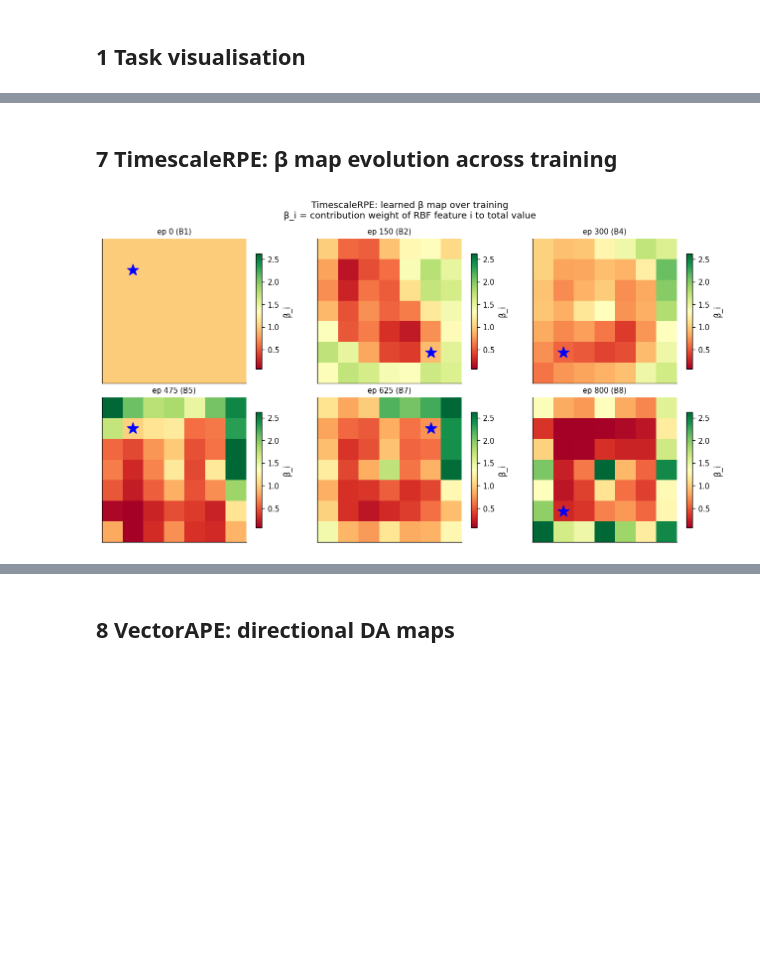
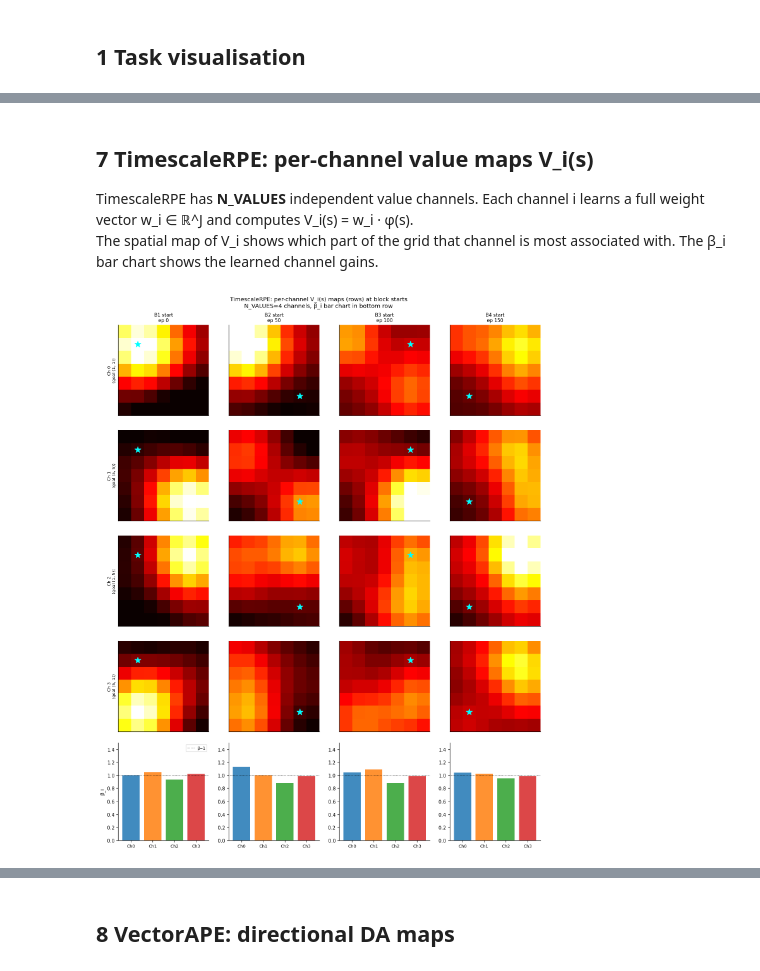
Before and after one commit to eggriel/timescale-specific-RPE, a Jupyter notebook: Figure_Gridworld.ipynb, the cells around one changed output, grey strips where cells are left out. Saved outputs shown, nothing was run; the diff lists cells and outputs as text; code cells hidden in the pictures; blank space fills up the shorter version.

```diff
--- a/Figure_Gridworld.ipynb
+++ b/Figure_Gridworld.ipynb
@@ -140,14 +102,10 @@ plt.show()
 # %%
-fig, ax = plt.subplots(figsize=(10, 4))
+fig,ax=plt.subplots(figsize=(10,4))
 for name in MODEL_NAMES:
-    loss = arr(f'{name}__td_loss')
-    ax.plot(smooth(loss), color=COLORS[name], label=name, lw=1.8)
-for be in block_eps[1:]:
-    ax.axvline(be, color='gray', lw=0.8, ls='--', alpha=0.6)
-ax.set_xlabel('Episode'); ax.set_ylabel('Mean |δ| per episode (smoothed)')
-ax.set_title('TD loss (mean absolute prediction error) over training')
+    ax.plot(smooth(np.asarray(arr(f'{name}__td_loss')).ravel()),color=COLORS[name],label=name,lw=1.8)
+for be in block_eps[1:]: ax.axvline(be,color='gray',lw=0.8,ls='--',alpha=0.5)
+ax.set_xlabel('Episode'); ax.set_ylabel('Mean |δ| (smoothed)')
+ax.set_title('TD loss — rises as value propagates outward, falls at convergence')
 ax.legend(fontsize=9)
-plt.tight_layout()
-plt.savefig('./data/gridworld/fig3_td_loss.pdf', bbox_inches='tight')
-plt.show()
+plt.tight_layout(); plt.savefig('./data/gridworld/fig3_td_loss.pdf',bbox_inches='tight'); plt.show()
 # %% [output]
@@ -256,33 +178,46 @@ plt.show()
 # %% [markdown]
-## 7  TimescaleRPE: β map evolution across training
+## 7  TimescaleRPE: per-channel value maps  V_i(s)
+
+TimescaleRPE has **N_VALUES** independent value channels.  Each channel i learns
+a full weight vector  w_i ∈ ℝ^J  and computes  V_i(s) = w_i · φ(s).
+The spatial map of  V_i  shows which part of the grid that channel is most
+associated with.  The β_i bar chart shows the learned channel gains.
 # %%
-beta_maps = arr('TimescaleRPE__beta_maps')  # (N_ckpts, H, W)
+chan_vmaps=arr('TimescaleRPE__chan_val_maps')  # (N_ckpts, N_VALUES, H, W)
+beta_hist =arr('TimescaleRPE__beta_history')   # (N_ckpts, N_VALUES)
+goal_labels=[f'Goal {g}' for g in unique_goals]
 
-# 6 checkpoints spanning full training
-idx6 = np.linspace(0, len(checkpoints)-1, 6, dtype=int)
+# Show 4 checkpoints: start of each of the first 4 blocks
+ckpt_per_blk=[ckpts_in_block(b)[0] for b in range(min(4,N_BLOCKS))]
 
-fig, axes = plt.subplots(2, 3, figsize=(11, 6))
-fig.suptitle('TimescaleRPE: learned β map over training\n'
-             'β_i = contribution weight of RBF feature i to total value', fontsize=11)
-axes = axes.ravel()
+fig,axes=plt.subplots(N_VALUES+1, len(ckpt_per_blk), figsize=(3*len(ckpt_per_blk), 3*(N_VALUES+1)))
+fig.suptitle(f'TimescaleRPE: per-channel V_i(s) maps (rows) at block starts\n'
+             f'N_VALUES={N_VALUES} channels, β_i bar chart in bottom row',fontsize=11)
 
-bmax = np.percentile(beta_maps, 98)
-bmin = np.percentile(beta_maps, 2)
-
-for ax_i, ci in enumerate(idx6):
-    ax  = axes[ax_i]
-    blk = np.searchsorted(block_eps, checkpoints[ci], side='right') - 1
-    blk = max(0, min(N_BLOCKS-1, blk))
-    gr, gc = block_goals[blk]
-    im  = ax.imshow(beta_maps[ci], cmap='RdYlGn', origin='upper',
-                    vmin=bmin, vmax=bmax)
-    ax.scatter([gc], [gr], marker='*', s=200, c='blue', zorder=5)
-    ax.set_title(f'ep {checkpoints[ci]} (B{blk+1})', fontsize=9)
-    ax.set_xticks([]); ax.set_yticks([])
-    plt.colorbar(im, ax=ax, shrink=0.8, label='β_i')
+for col,ci in enumerate(ckpt_per_blk):
+    blk=col; gr,gc=block_goals[blk]
+    vmax=np.percentile(chan_vmaps[ci],98)
+    # Per-channel value maps
+    for ch in range(N_VALUES):
+        ax=axes[ch,col]
+        im=ax.imshow(chan_vmaps[ci,ch],cmap='hot',origin='upper',vmin=0,vmax=vmax)
+        ax.scatter([gc],[gr],marker='*',s=150,c='cyan',zorder=5)
+        ax.set_xticks([]); ax.set_yticks([])
+        if col==0: ax.set_ylabel(f'Ch {ch}\n(goal {unique_goals[ch]})',fontsize=8)
+        if ch==0: ax.set_title(f'B{blk+1} start\nep {checkpoints[ci]}',fontsize=9)
+    # β bar chart
+    ax=axes[N_VALUES,col]
+    bvals=beta_hist[ci]
+    ax.bar(range(N_VALUES),bvals,color=[f'C{c}' for c in range(N_VALUES)],alpha=0.85)
+    ax.axhline(1.0,color='k',lw=0.8,ls=':',label='β=1')
+    ax.set_xticks(range(N_VALUES))
+    ax.set_xticklabels([f'Ch{c}' for c in range(N_VALUES)],fontsize=8)
+    ax.set_ylim(0,max(bvals.max()*1.2,1.5))
+    if col==0: ax.set_ylabel('β_i',fontsize=9)
+    if col==0: ax.legend(fontsize=7)
 
 plt.tight_layout()
-plt.savefig('./data/gridworld/fig7_beta_maps.pdf', bbox_inches='tight')
+plt.savefig('./data/gridworld/fig7_timescale_channels.pdf',bbox_inches='tight')
 plt.show()
 # %% [output]
-[figure, old version]
+[figure, new version]
```
Also changed, not shown: parts of 32 cells of this notebook, 7 other files.
